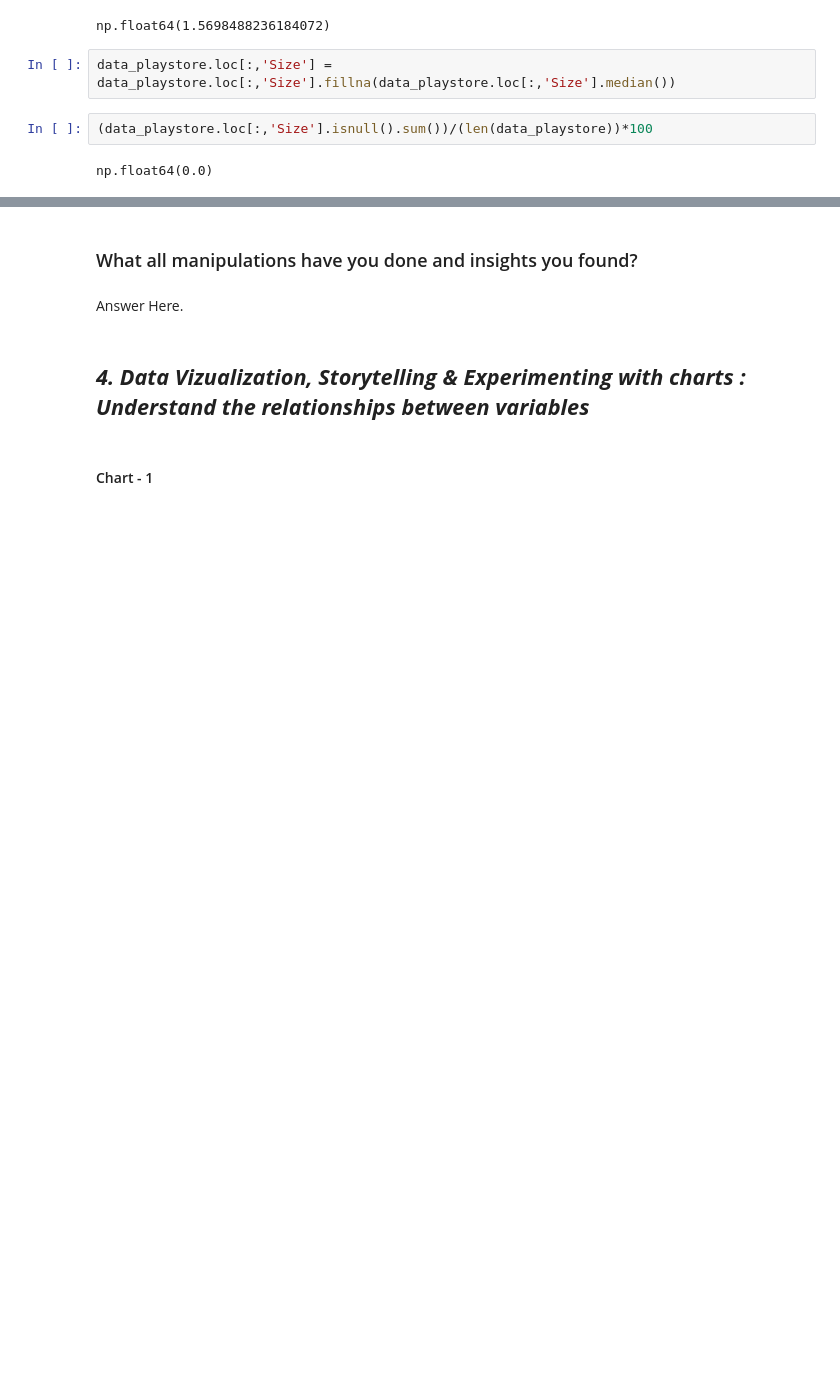
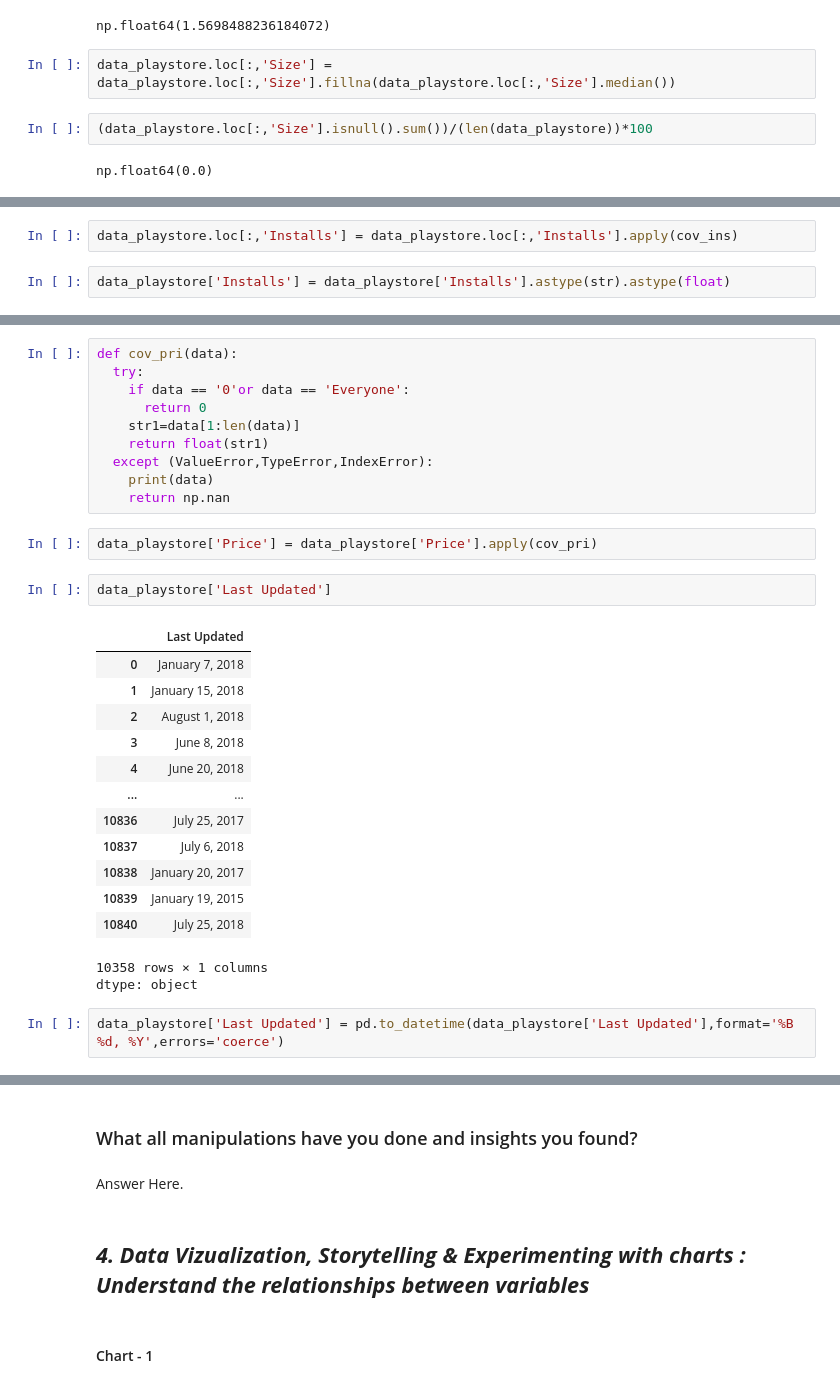
Before and after one commit to manojDOX/Play-Store-App-Review-Analysis-EDA, a Jupyter notebook: Play_Store_App_Review_Analysis_EDA.ipynb, the cells around one changed output, grey strips where cells are left out. Drawn from its saved outputs; the diff is of its cells as text; blank space fills up the shorter version.

```diff
--- a/Play_Store_App_Review_Analysis_EDA.ipynb
+++ b/Play_Store_App_Review_Analysis_EDA.ipynb
@@ -697,0 +702,4 @@ np.float64(0.0)
+# %%
+data_playstore.loc[:,'Installs'] = data_playstore.loc[:,'Installs'].apply(cov_ins)
+# %%
+data_playstore['Installs'] = data_playstore['Installs'].astype(str).astype(float)
@@ -697,0 +723,31 @@ np.float64(0.0)
+# %%
+def cov_pri(data):
+  try:
+    if data == '0'or data == 'Everyone':
+      return 0
+    str1=data[1:len(data)]
+    return float(str1)
+  except (ValueError,TypeError,IndexError):
+    print(data)
+    return np.nan
+# %%
+data_playstore['Price'] = data_playstore['Price'].apply(cov_pri)
+# %%
+data_playstore['Last Updated']
+# %% [output]
+|  | Last Updated |
+| 0 | January 7, 2018 |
+| 1 | January 15, 2018 |
+| 2 | August 1, 2018 |
+| 3 | June 8, 2018 |
+| 4 | June 20, 2018 |
+| ... | ... |
+| 10836 | July 25, 2017 |
+| 10837 | July 6, 2018 |
+| 10838 | January 20, 2017 |
+| 10839 | January 19, 2015 |
+| 10840 | July 25, 2018 |
+10358 rows × 1 columns
+dtype: object
+# %%
+data_playstore['Last Updated'] = pd.to_datetime(data_playstore['Last Updated'],format='%B %d, %Y',errors='coerce')
```
Also changed, not shown: parts of 11 cells of this notebook.
